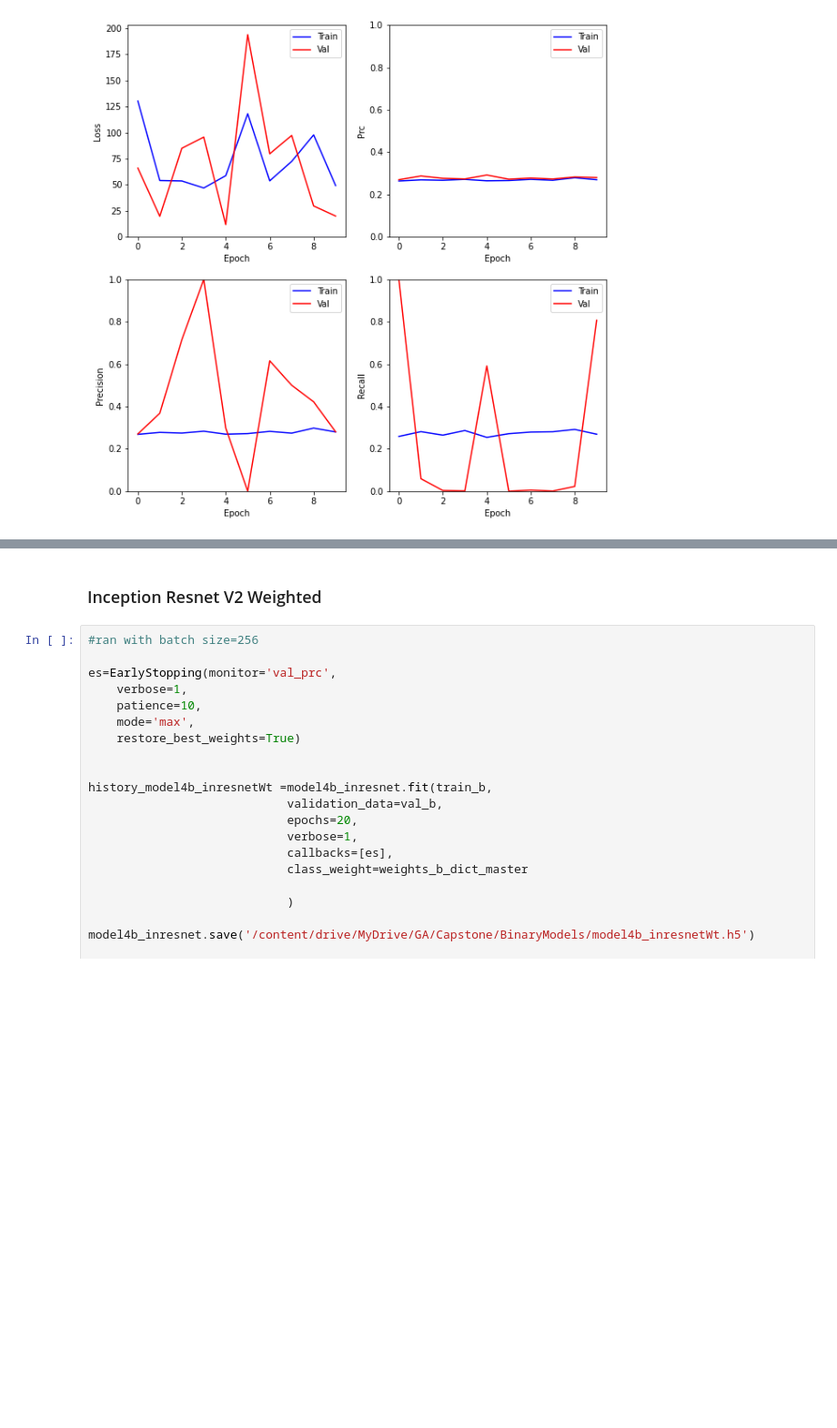
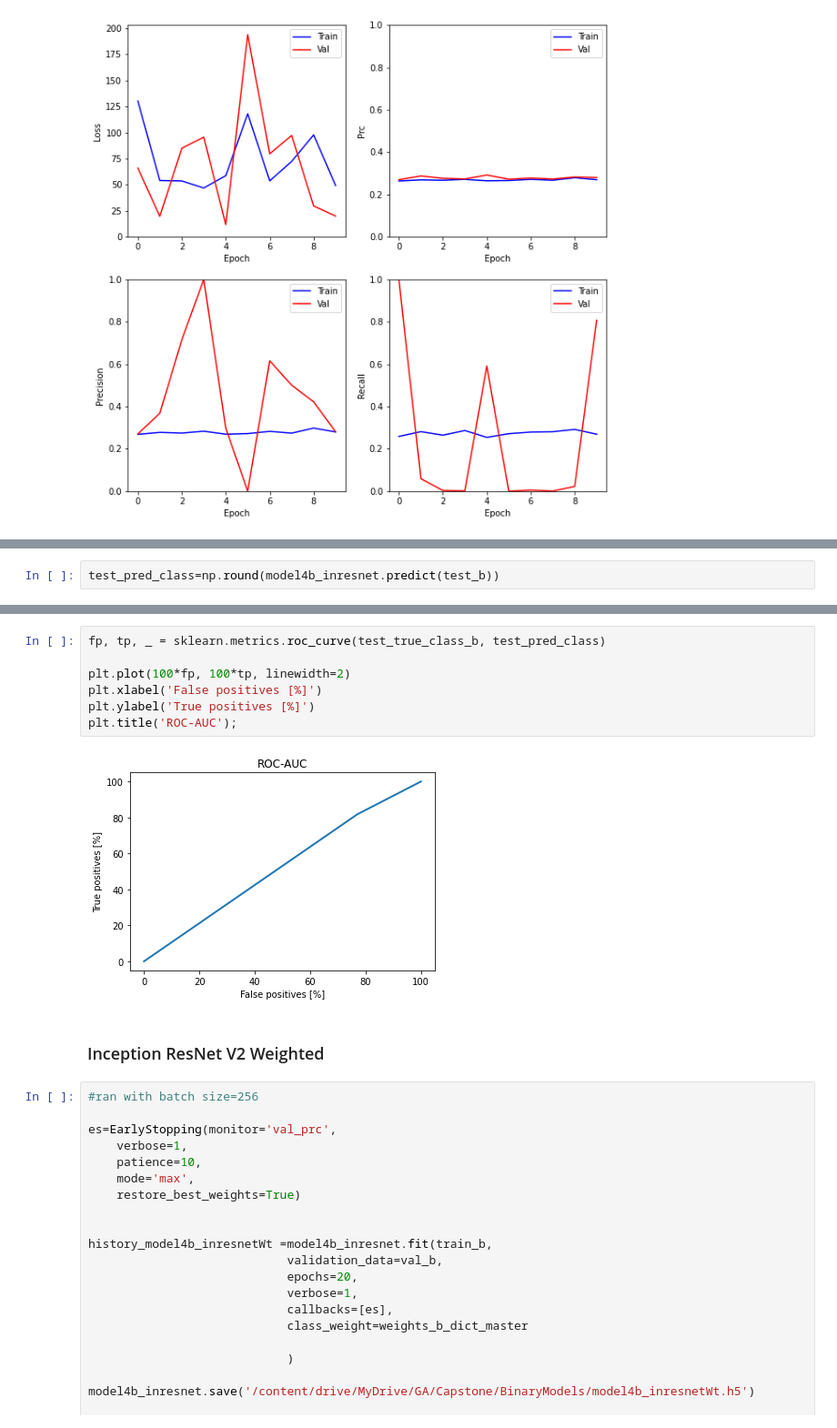
Before and after one commit to VermaDeepika1/Diabetic_Retinopethy_Image_Classification, a Jupyter notebook: code/02.2-Model-Tuning-Binary-Classification.ipynb, the cells around one changed output, grey strips where cells are left out. Shown at 91% size. Drawn from its saved outputs; the diff is of its cells as text; blank space fills up the shorter version.

```diff
--- a/code/02.2-Model-Tuning-Binary-Classification.ipynb
+++ b/code/02.2-Model-Tuning-Binary-Classification.ipynb
@@ -1103,3 +1132,5 @@ prc :  0.28604573011398315
    macro avg       0.53      0.52      0.39      3822
 weighted avg       0.64      0.39      0.37      3822
 [figure]
+# %%
+test_pred_class=np.round(model4b_inresnet.predict(test_b))
@@ -1106,5 +1152,14 @@ weighted avg       0.64      0.39      0.37      3822
+# %%
+fp, tp, _ = sklearn.metrics.roc_curve(test_true_class_b, test_pred_class)
+
+plt.plot(100*fp, 100*tp, linewidth=2)
+plt.xlabel('False positives [%]')
+plt.ylabel('True positives [%]')
+plt.title('ROC-AUC');
+# %% [output]
+[figure, added]
 # %% [markdown]
-### Inception Resnet V2 Weighted
+### Inception ResNet V2 Weighted
 # %%
 #ran with batch size=256
 
```
Also changed, not shown: parts of 62 cells of this notebook, 16 other files.
